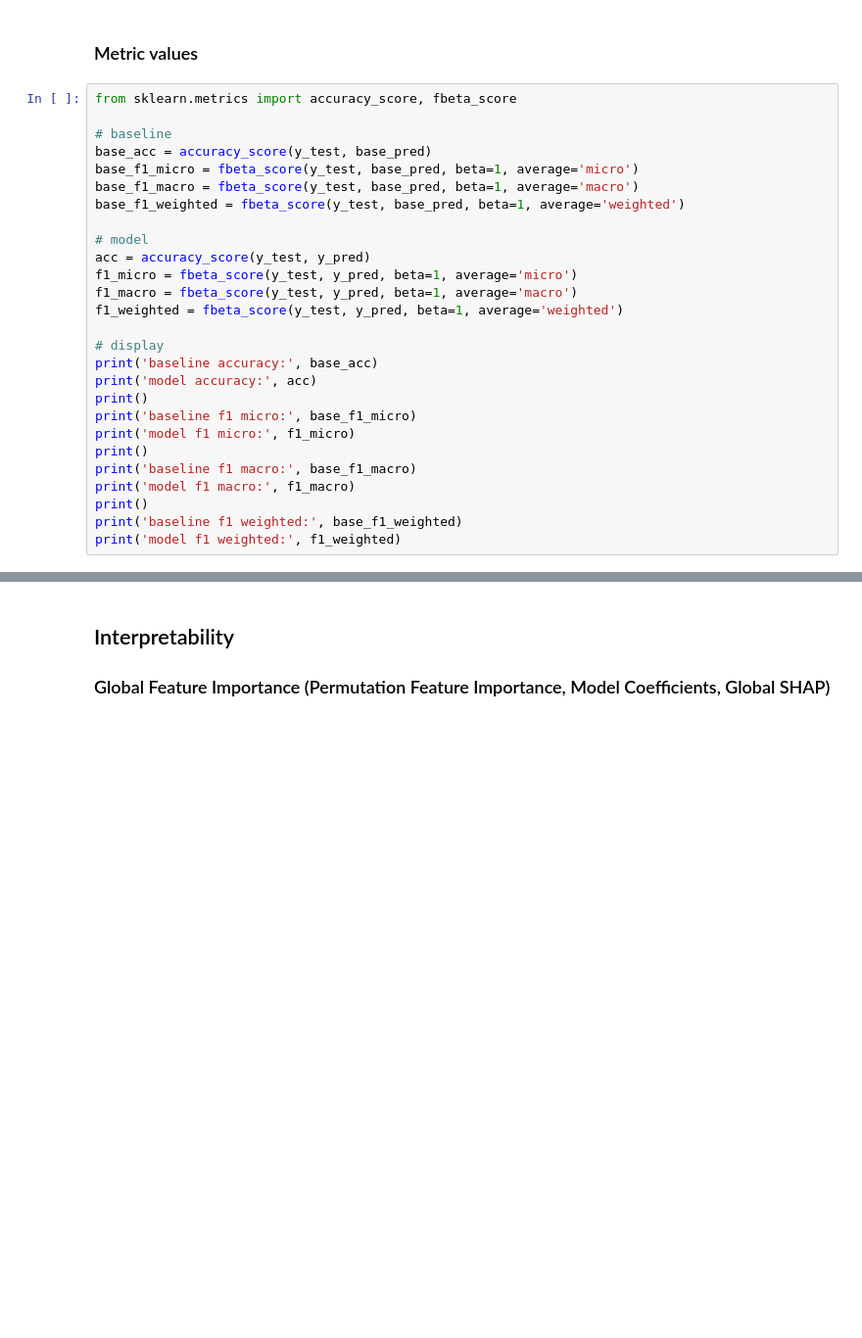
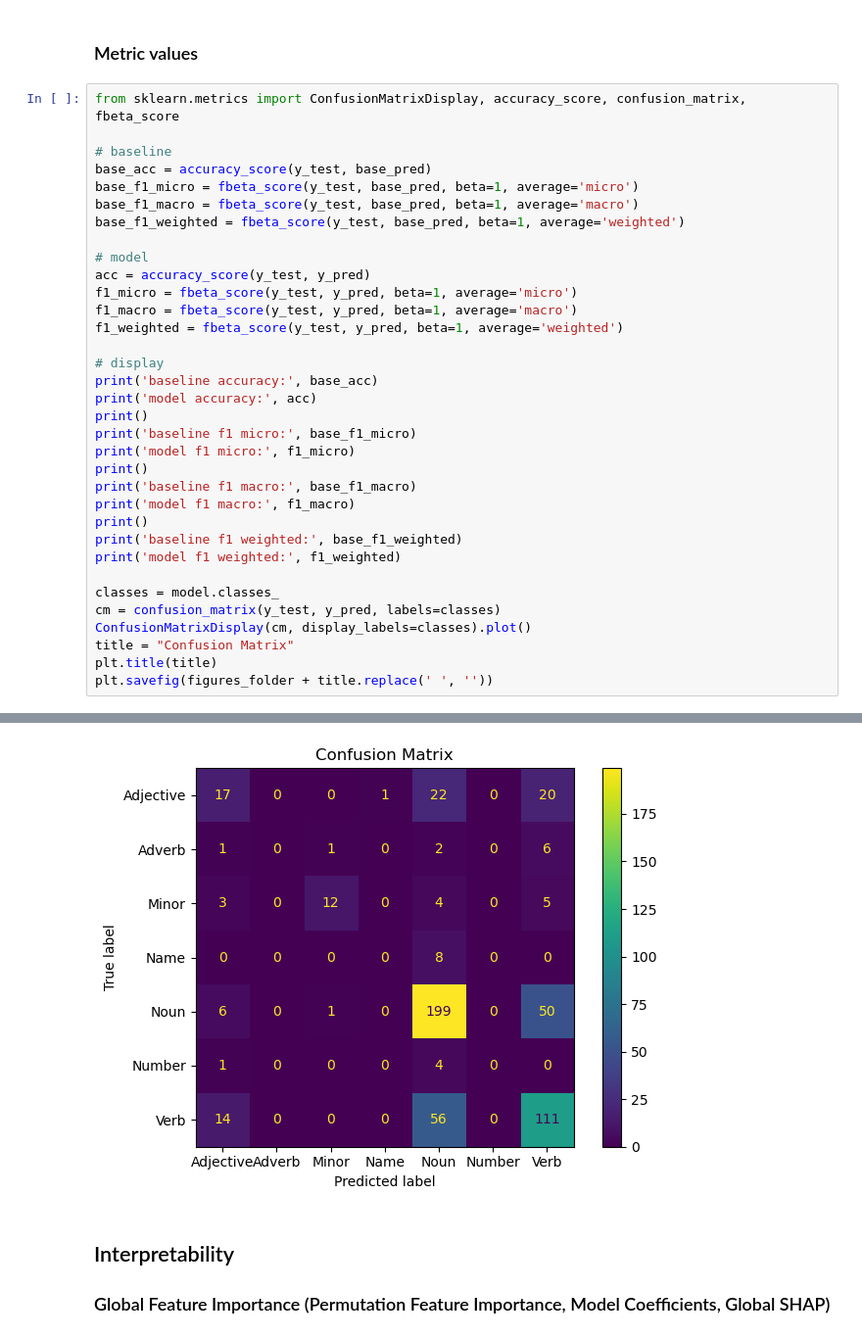
Before and after one commit to KevinCox9600/asl-lexical-class-prediction, a Jupyter notebook: src/lexical_class_predictor.ipynb, the cells around one changed output, grey strips where cells are left out. Shown at 98% size. Cells and saved outputs as stored; diff of their text form; blank space fills up the shorter version.

```diff
--- a/src/lexical_class_predictor.ipynb
+++ b/src/lexical_class_predictor.ipynb
@@ -549,7 +552,7 @@ y_pred = model.predict(xtep)
 # %% [markdown]
 ### Metric values
 # %%
-from sklearn.metrics import accuracy_score, fbeta_score
+from sklearn.metrics import ConfusionMatrixDisplay, accuracy_score, confusion_matrix, fbeta_score
 
 # baseline
 base_acc = accuracy_score(y_test, base_pred)
@@ -560,33 +563,41 @@ base_f1_weighted = fbeta_score(y_test, base_pred, beta=1, average='weighted')
 # model
 acc = accuracy_score(y_test, y_pred)
 f1_micro = fbeta_score(y_test, y_pred, beta=1, average='micro')
 f1_macro = fbeta_score(y_test, y_pred, beta=1, average='macro')
 f1_weighted = fbeta_score(y_test, y_pred, beta=1, average='weighted')
 
 # display
 print('baseline accuracy:', base_acc)
 print('model accuracy:', acc)
 print()
 print('baseline f1 micro:', base_f1_micro)
 print('model f1 micro:', f1_micro)
 print()
 print('baseline f1 macro:', base_f1_macro)
 print('model f1 macro:', f1_macro)
 print()
 print('baseline f1 weighted:', base_f1_weighted)
 print('model f1 weighted:', f1_weighted)
+
+classes = model.classes_
+cm = confusion_matrix(y_test, y_pred, labels=classes)
+ConfusionMatrixDisplay(cm, display_labels=classes).plot()
+title = "Confusion Matrix"
+plt.title(title)
+plt.savefig(figures_folder + title.replace(' ', ''))
 # %% [output]
 baseline accuracy: 0.47058823529411764
 model accuracy: 0.6231617647058824
 
 baseline f1 micro: 0.47058823529411764
 model f1 micro: 0.6231617647058824
 
 baseline f1 macro: 0.09142857142857141
 model f1 macro: 0.3260585132054505
 
 baseline f1 weighted: 0.30117647058823527
 model f1 weighted: 0.6025719427137252
+[figure, added]
 # %% [markdown]
 ## Interpretability
 
```
Also changed, not shown: parts of 7 cells of this notebook, 1 other file.
